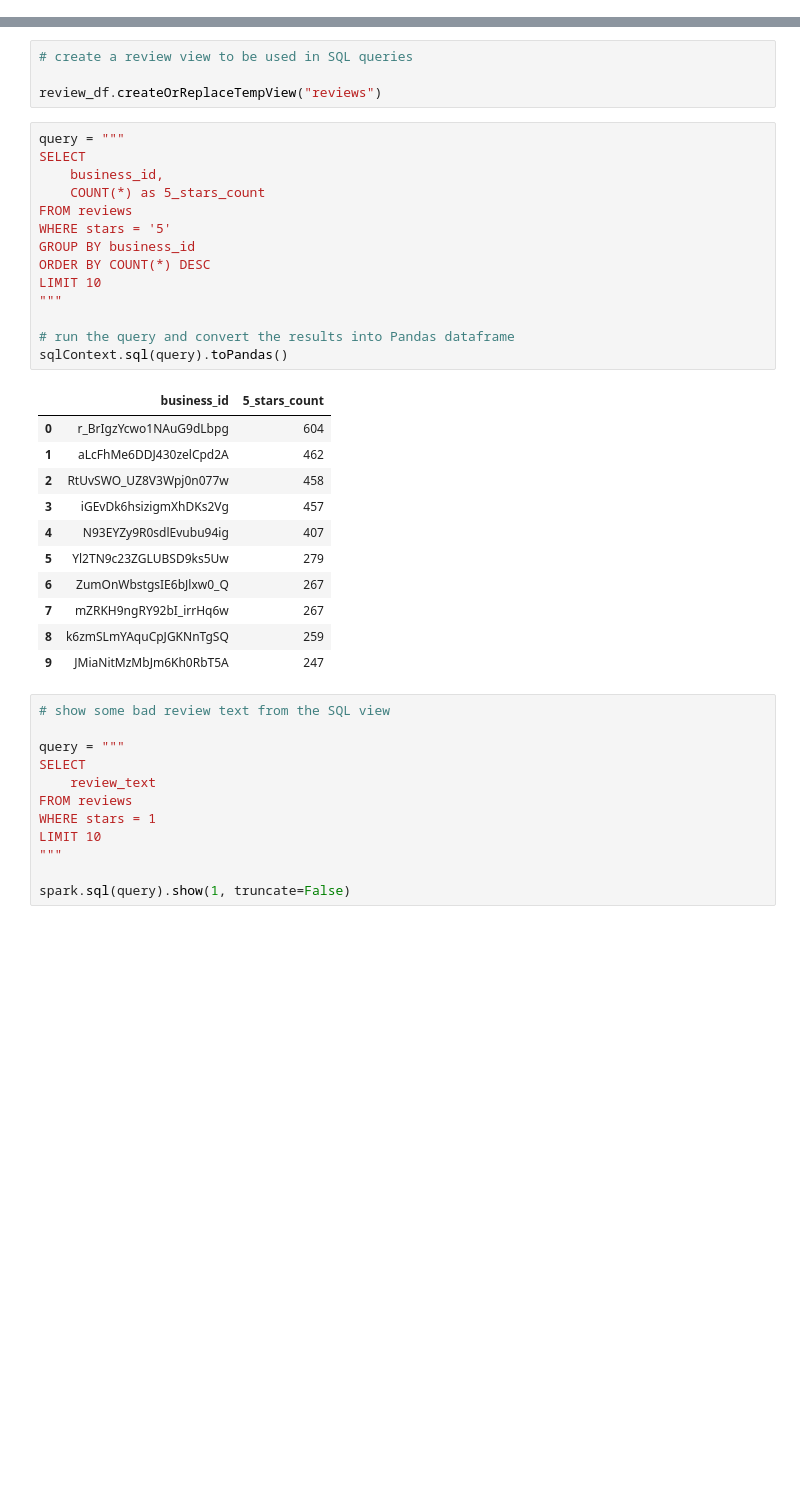
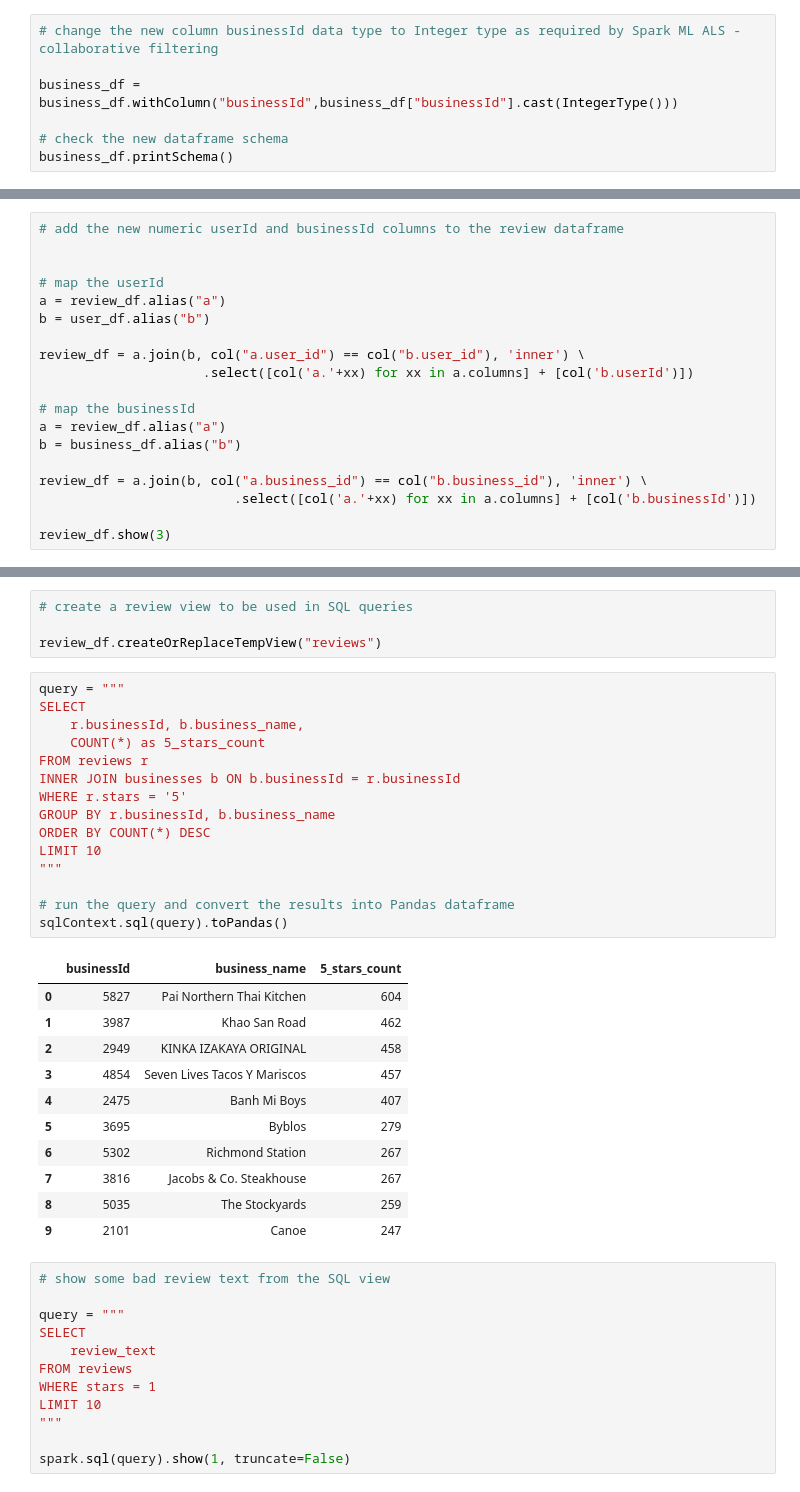
Before and after one commit to Samimust/my-yelper, a Jupyter notebook: Data Wrangling and Exploration.ipynb, the cells around one changed output, grey strips where cells are left out. Cells and saved outputs as stored; diff of their text form; blank space fills up the shorter version.

```diff
--- a/Data Wrangling and Exploration.ipynb
+++ b/Data Wrangling and Exploration.ipynb
@@ -373,3 +377,10 @@ root
+# %%
+# change the new column businessId data type to Integer type as required by Spark ML ALS - collaborative filtering
+
+business_df = business_df.withColumn("businessId",business_df["businessId"].cast(IntegerType()))
+
+# check the new dataframe schema
+business_df.printSchema()
 # %%
 # display 2 records
 
@@ -528,3 +561,22 @@ review_df.show(3)
 |hsKINx1dIKeFTDe-Z...|PTj29rhujYETuFlAZ...|mr4FiPaXTWlJ3qGzp...|    5| 2013-10-12|Love this place. ...|     1|    0|   1|
 +--------------------+--------------------+--------------------+-----+-----------+--------------------+------+-----+----+
 only showing top 3 rows
+# %%
+# add the new numeric userId and businessId columns to the review dataframe
+
+
+# map the userId
+a = review_df.alias("a")
+b = user_df.alias("b")
+
+review_df = a.join(b, col("a.user_id") == col("b.user_id"), 'inner') \
+                     .select([col('a.'+xx) for xx in a.columns] + [col('b.userId')])
+
+# map the businessId
+a = review_df.alias("a")
+b = business_df.alias("b")
+
+review_df = a.join(b, col("a.business_id") == col("b.business_id"), 'inner') \
+                         .select([col('a.'+xx) for xx in a.columns] + [col('b.businessId')])
+
+review_df.show(3)
@@ -535,29 +596,30 @@ review_df.createOrReplaceTempView("reviews")
 # %%
 query = """
 SELECT
-    business_id,
+    r.businessId, b.business_name,
     COUNT(*) as 5_stars_count
-FROM reviews
-WHERE stars = '5'
-GROUP BY business_id
+FROM reviews r
+INNER JOIN businesses b ON b.businessId = r.businessId
+WHERE r.stars = '5'
+GROUP BY r.businessId, b.business_name
 ORDER BY COUNT(*) DESC
 LIMIT 10
 """
 
 # run the query and convert the results into Pandas dataframe
 sqlContext.sql(query).toPandas()
 # %% [output]
-|  | business_id | 5_stars_count |
-| 0 | r_BrIgzYcwo1NAuG9dLbpg | 604 |
-| 1 | aLcFhMe6DDJ430zelCpd2A | 462 |
-| 2 | RtUvSWO_UZ8V3Wpj0n077w | 458 |
-| 3 | iGEvDk6hsizigmXhDKs2Vg | 457 |
-| 4 | N93EYZy9R0sdlEvubu94ig | 407 |
-| 5 | Yl2TN9c23ZGLUBSD9ks5Uw | 279 |
-| 6 | ZumOnWbstgsIE6bJlxw0_Q | 267 |
-| 7 | mZRKH9ngRY92bI_irrHq6w | 267 |
-| 8 | k6zmSLmYAquCpJGKNnTgSQ | 259 |
-| 9 | JMiaNitMzMbJm6Kh0RbT5A | 247 |
+|  | businessId | business_name | 5_stars_count |
+| 0 | 5827 | Pai Northern Thai Kitchen | 604 |
+| 1 | 3987 | Khao San Road | 462 |
+| 2 | 2949 | KINKA IZAKAYA ORIGINAL | 458 |
+| 3 | 4854 | Seven Lives Tacos Y Mariscos | 457 |
+| 4 | 2475 | Banh Mi Boys | 407 |
+| 5 | 3695 | Byblos | 279 |
+| 6 | 5302 | Richmond Station | 267 |
+| 7 | 3816 | Jacobs & Co. Steakhouse | 267 |
+| 8 | 5035 | The Stockyards | 259 |
+| 9 | 2101 | Canoe | 247 |
 # %%
 # show some bad review text from the SQL view
 
```
Also changed, not shown: parts of 38 cells of this notebook.
